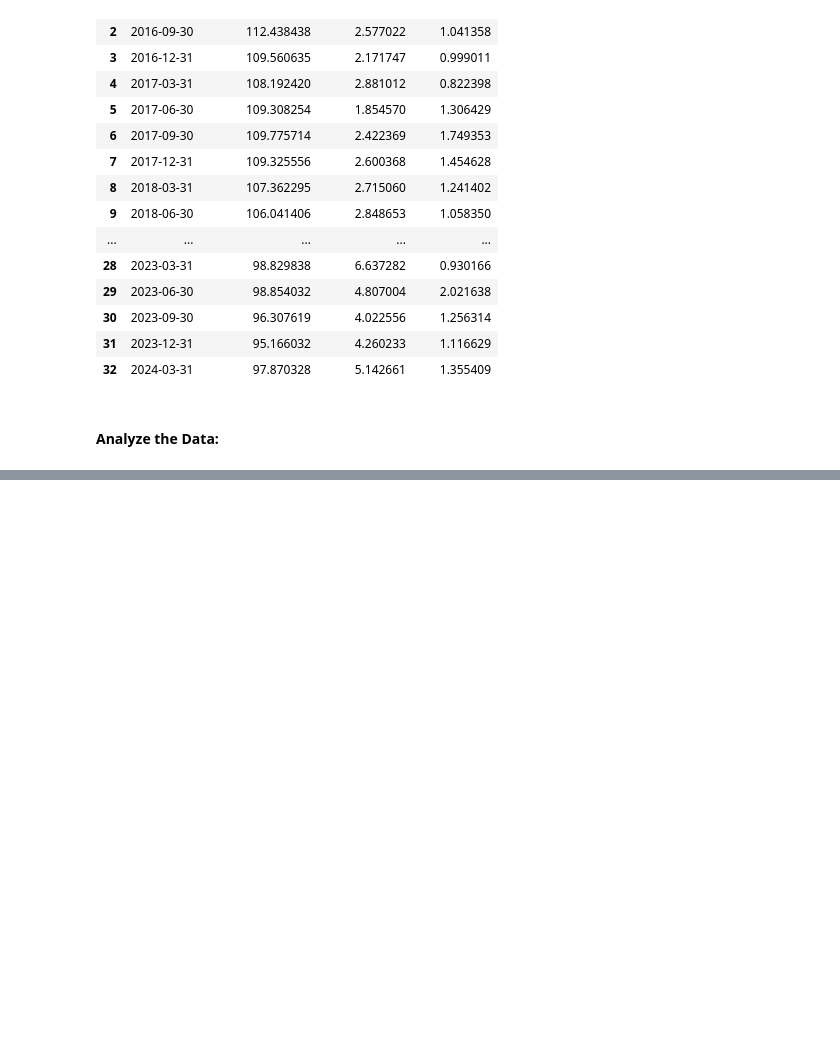
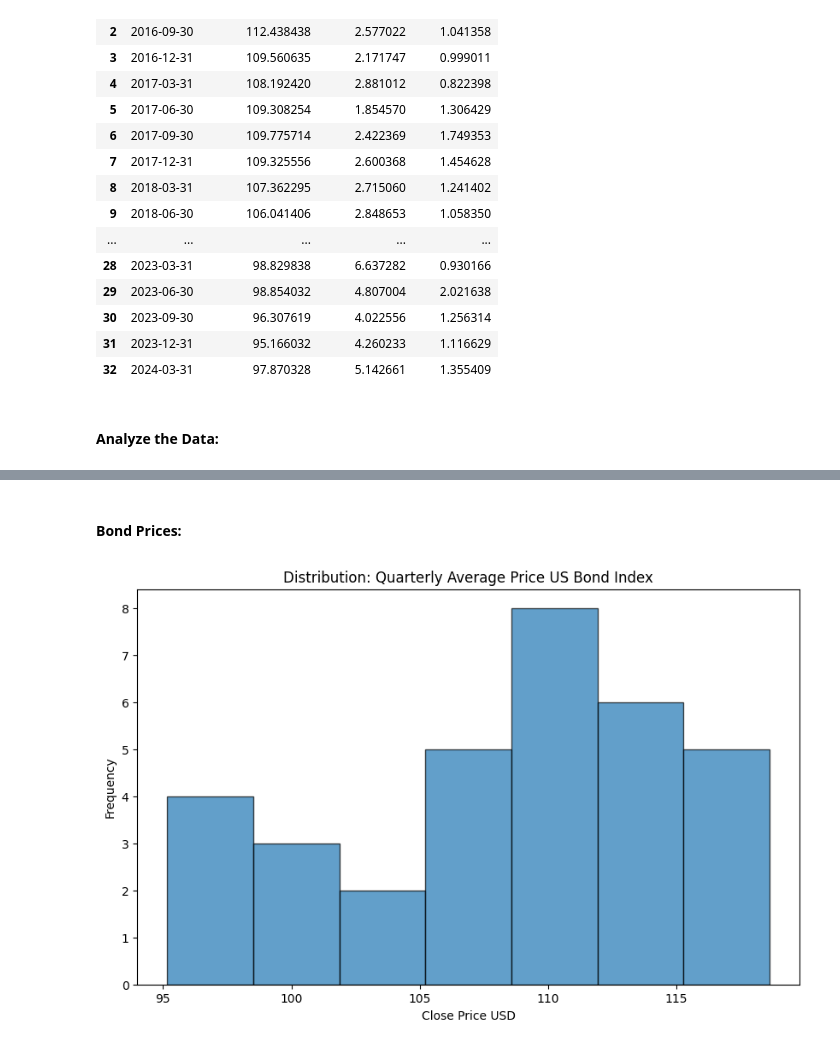
Before and after one commit to dylanvz95/WQU-FD-GWP, a Jupyter notebook: GWP1/DVZ_Step4_and_5.ipynb, the cells around one changed output, grey strips where cells are left out. Drawn from its saved outputs; the diff is of its cells as text; code cells hidden in the pictures; blank space fills up the shorter version.

```diff
--- a/GWP1/DVZ_Step4_and_5.ipynb
+++ b/GWP1/DVZ_Step4_and_5.ipynb
@@ -464,0 +466,15 @@ combined_df.describe()
+# %% [markdown]
+#### Bond Prices:
+# %%
+# Analyze the distribution of the US Bond Close Prices
+
+plt.figure(figsize=(10, 6))
+plt.hist(combined_df['bond_index_close'], bins=7, edgecolor='black', alpha=0.7)
+plt.title('Distribution: Quarterly Average Price US Bond Index')
+plt.xlabel('Close Price USD')
+plt.ylabel('Frequency')
+plt.grid(axis='y')
+plt.grid(visible=False)
+plt.show()
+# %% [output]
+[figure, added]
```
Also changed, not shown: parts of 18 cells of this notebook.
